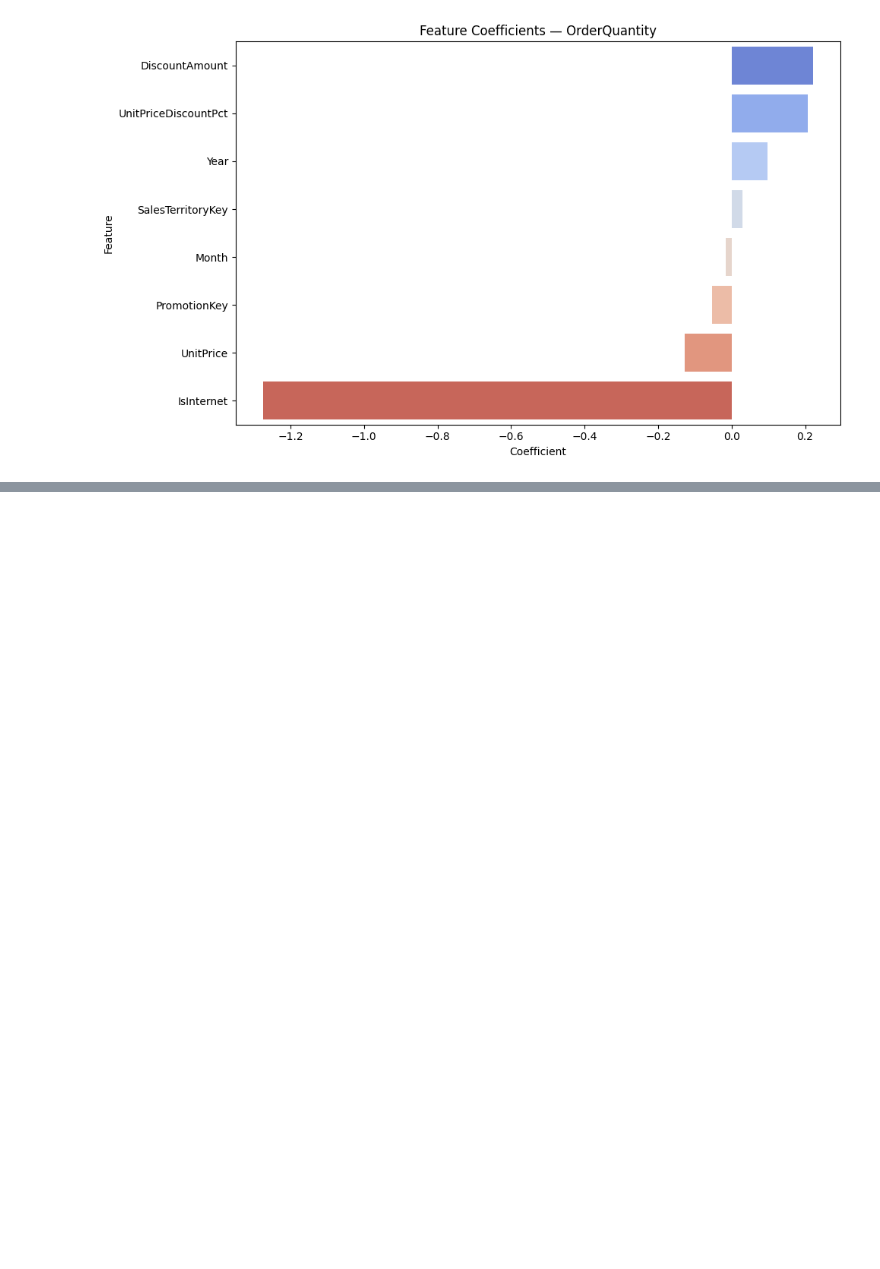
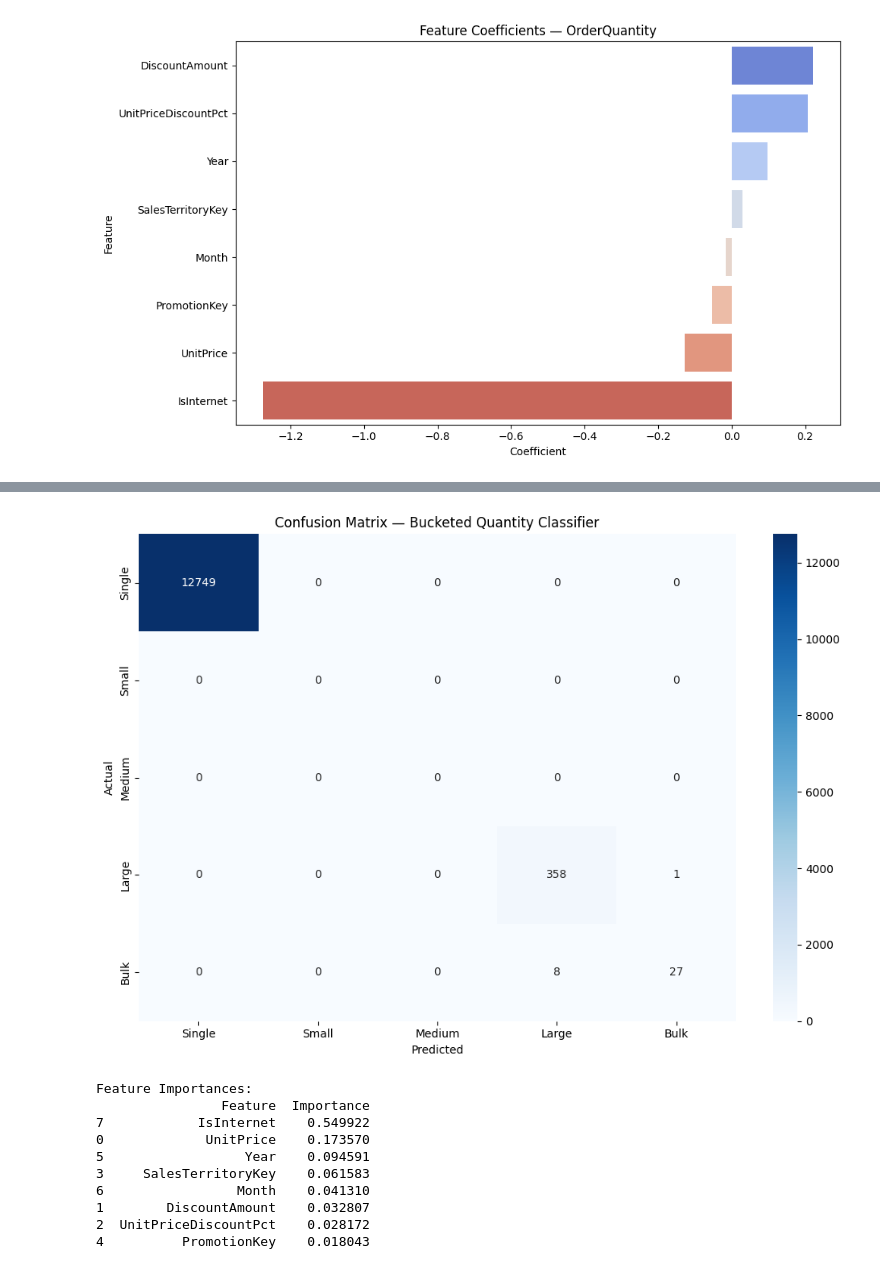
Before and after one commit to jdstigma/AdventureWorks-55MB-ETL, a Jupyter notebook: notebooks/regression_analysis.ipynb, the cells around one changed output, grey strips where cells are left out. Saved outputs shown, nothing was run; the diff lists cells and outputs as text; code cells hidden in the pictures; blank space fills up the shorter version.

```diff
--- a/notebooks/regression_analysis.ipynb
+++ b/notebooks/regression_analysis.ipynb
@@ -194,0 +427,65 @@ Notes:
+# %%
+def bucket_quantity(q):
+    if q == 1:
+        return 'Single'
+    elif q <= 10:
+        return 'Small_Medium'
+    elif q <= 20:
+        return 'Large'
+    else:
+        return 'Bulk'
+
+def run_bucketed_classifier(df):
+    X = df.drop(columns=['SalesAmount', 'OrderQuantity'])
+    y = df['OrderQuantity'].apply(bucket_quantity)
+
+    # Check bucketed distribution
+    print("Bucketed OrderQuantity Distribution:")
+    print(y.value_counts())
+
+    scaler = StandardScaler()
+    X_scaled = scaler.fit_transform(X)
+
+    X_train, X_test, y_train, y_test = train_test_split(
+        X_scaled, y, test_size=0.2, random_state=42
+    )
+
+    clf = RandomForestClassifier(n_estimators=100, random_state=42, n_jobs=-1)
+    clf.fit(X_train, y_train)
+    y_pred = clf.predict(X_test)
+
+    accuracy = accuracy_score(y_test, y_pred)
+
+    print(f"\n{'='*40}")
+    print(f"Bucketed Classifier — OrderQuantity")
+    print(f"Accuracy: {accuracy:.4f}")
+    print(f"\nClassification Report:")
+    print(classification_report(y_test, y_pred))
+
+    # Confusion matrix
+    labels = ['Single', 'Small', 'Medium', 'Large', 'Bulk']
+    cm = confusion_matrix(y_test, y_pred, labels=labels)
+    plt.figure(figsize=(10, 7))
+    sns.heatmap(cm, annot=True, fmt='d', cmap='Blues',
+                xticklabels=labels,
+                yticklabels=labels)
+    plt.title('Confusion Matrix — Bucketed Quantity Classifier')
+    plt.xlabel('Predicted')
+    plt.ylabel('Actual')
+    plt.tight_layout()
+    plt.savefig('confusion_matrix_bucketed.png')
+    plt.show()
+
+    # Feature importance
+    importance_df = pd.DataFrame({
+        'Feature': X.columns,
+        'Importance': clf.feature_importances_
+    }).sort_values('Importance', ascending=False)
+
+    print("\nFeature Importances:")
+    print(importance_df)
+
+    return clf, scaler, importance_df
+
+clf_bucketed, scaler_bucketed, imp_bucketed = run_bucketed_classifier(df_model)
+# %% [output]
@@ -194,0 +509,11 @@ Notes:
+[figure, added]
+Feature Importances:
+                Feature  Importance
+7            IsInternet    0.549922
+0             UnitPrice    0.173570
+5                  Year    0.094591
+3     SalesTerritoryKey    0.061583
+6                 Month    0.041310
+1        DiscountAmount    0.032807
+2  UnitPriceDiscountPct    0.028172
+4          PromotionKey    0.018043
```
Also changed, not shown: parts of 6 cells of this notebook.
